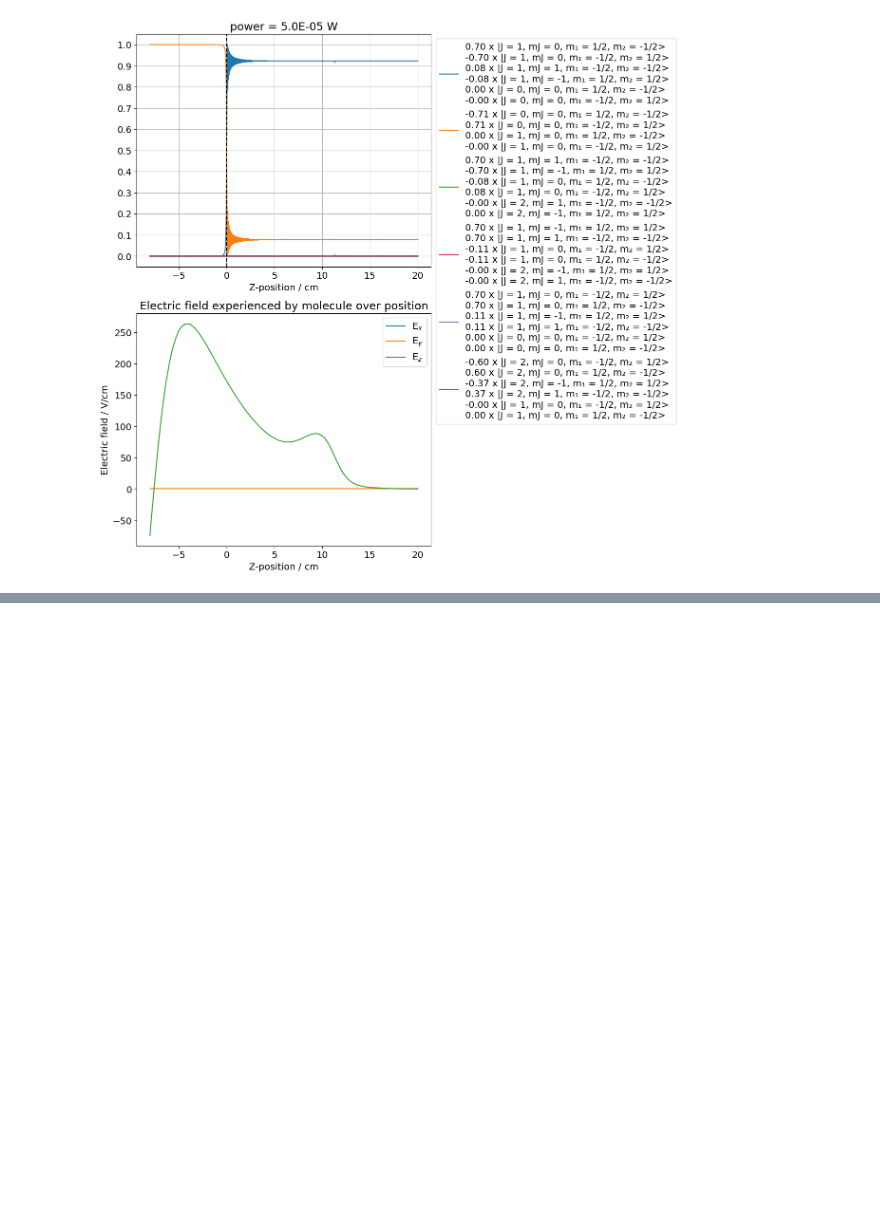
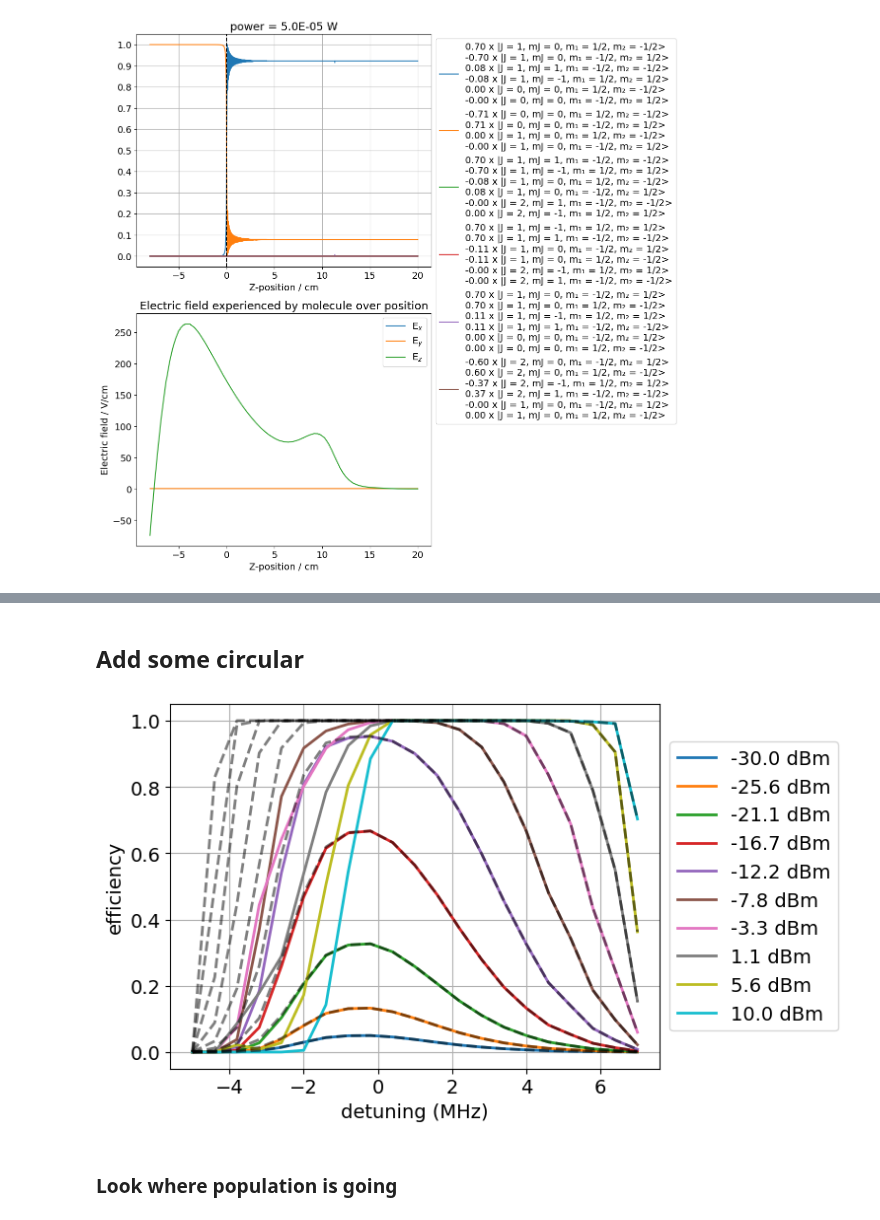
Before and after one commit to ograsdijk/centrex-state-prep, a Jupyter notebook: examples/SPA/Experimental verification/SPA1 - no BG.ipynb, the cells around one changed output, grey strips where cells are left out. Cells and saved outputs as stored; diff of their text form; code cells hidden in the pictures; blank space fills up the shorter version.

```diff
--- a/examples/SPA/Experimental verification/SPA1 - no BG.ipynb
+++ b/examples/SPA/Experimental verification/SPA1 - no BG.ipynb
@@ -554,0 +584,2 @@ ax.grid()
+# %% [markdown]
+## Add some circular
@@ -554,0 +629,45 @@ ax.grid()
+# %%
+detunings = np.linspace(-5e6, 7e6, 21)
+powers_dBm = np.linspace(-30, 10, 10)  # 10 steps
+powers_W = 10 ** ((powers_dBm - 30) / 10)
+
+res_circ = []
+for power in tqdm.tqdm(powers_W):
+    res_circ.append(
+        Parallel(n_jobs=nr_cores, verbose=0)(
+            delayed(run_simulation)(
+                power_spa1=power,
+                freq_spa1=detuning + muW_freq_1,
+                v_forward=184.0,
+                initial_states=initial_states_approx,
+                indices_track=indices_track,
+            )
+            for detuning in detunings
+        )
+    )
+# %%
+data_circ = np.array([[r[-1] for r in re] for re in res_circ])
+labels = [f"{power:.1f} dBm" for power in powers_dBm]
+
+fig, ax = plt.subplots()
+
+ax.plot(detunings / 1e6, data_circ[:, :, 2, idx_J1_triplet_0].T, lw=2, label=labels)
+ax.plot(
+    detunings / 1e6,
+    1 - data_circ[:, :, 2, idx_J0_triplet_0].T,
+    lw=2,
+    color="k",
+    ls="--",
+    alpha=0.5,
+)
+
+ax.set_xlabel("detuning (MHz)")
+ax.set_ylabel("efficiency")
+
+ax.legend(loc="center left", bbox_to_anchor=(1, 0.5))
+
+ax.grid()
+# %% [output]
+[figure, added]
+# %% [markdown]
+### Look where population is going
```
Also changed, not shown: parts of 16 cells of this notebook, 2 other files.
